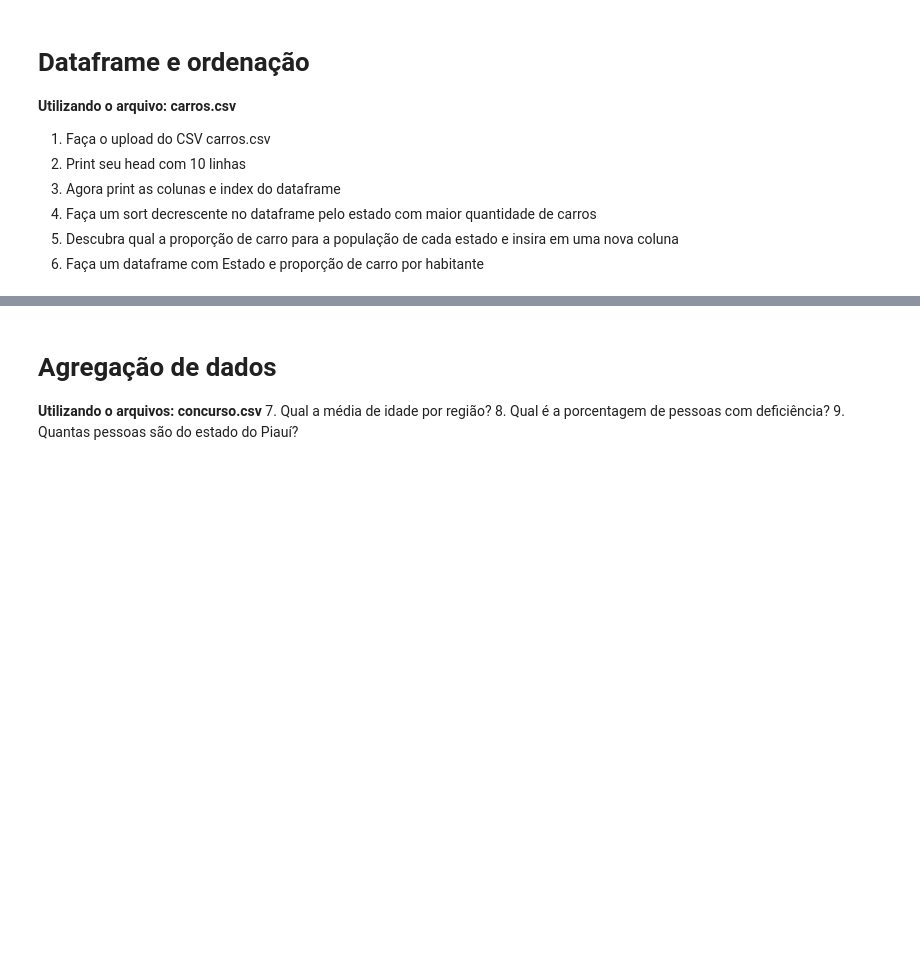
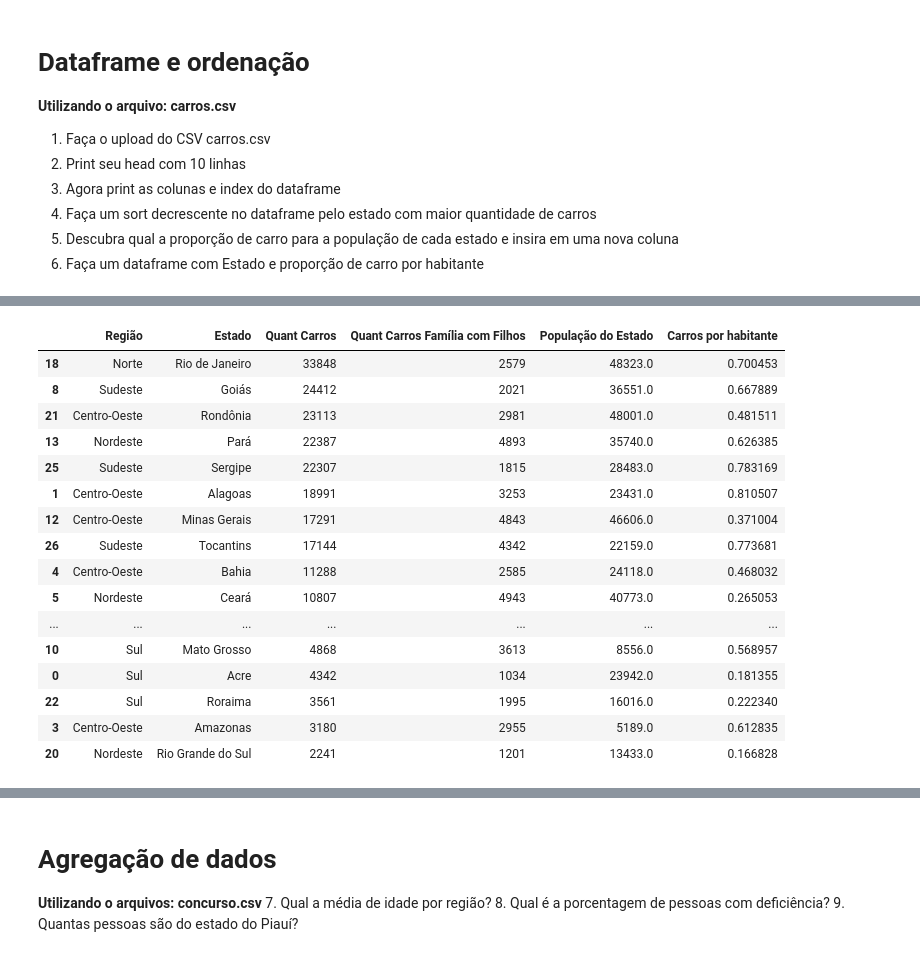
Before and after one commit to dsreliete/Womakerscode-DA-colabs, a Jupyter notebook: [Notebook]_Python_para_Dados_Pandas.ipynb, the cells around one changed output, grey strips where cells are left out. Saved outputs shown, nothing was run; the diff lists cells and outputs as text; code cells hidden in the pictures; blank space fills up the shorter version.

```diff
--- a/[Notebook]_Python_para_Dados_Pandas.ipynb
+++ b/[Notebook]_Python_para_Dados_Pandas.ipynb
@@ -15,0 +73,20 @@ import pandas as pd
+# %%
+df_csv.sort_values(['Quant Carros'], ascending=False) #4
+# %% [output]
+|  | Região | Estado | Quant Carros | Quant Carros Família com Filhos | População do Estado | Carros por habitante |
+| 18 | Norte | Rio de Janeiro | 33848 | 2579 | 48323.0 | 0.700453 |
+| 8 | Sudeste | Goiás | 24412 | 2021 | 36551.0 | 0.667889 |
+| 21 | Centro-Oeste | Rondônia | 23113 | 2981 | 48001.0 | 0.481511 |
+| 13 | Nordeste | Pará | 22387 | 4893 | 35740.0 | 0.626385 |
+| 25 | Sudeste | Sergipe | 22307 | 1815 | 28483.0 | 0.783169 |
+| 1 | Centro-Oeste | Alagoas | 18991 | 3253 | 23431.0 | 0.810507 |
+| 12 | Centro-Oeste | Minas Gerais | 17291 | 4843 | 46606.0 | 0.371004 |
+| 26 | Sudeste | Tocantins | 17144 | 4342 | 22159.0 | 0.773681 |
+| 4 | Centro-Oeste | Bahia | 11288 | 2585 | 24118.0 | 0.468032 |
+| 5 | Nordeste | Ceará | 10807 | 4943 | 40773.0 | 0.265053 |
+| ... | ... | ... | ... | ... | ... | ... |
+| 10 | Sul | Mato Grosso | 4868 | 3613 | 8556.0 | 0.568957 |
+| 0 | Sul | Acre | 4342 | 1034 | 23942.0 | 0.181355 |
+| 22 | Sul | Roraima | 3561 | 1995 | 16016.0 | 0.222340 |
+| 3 | Centro-Oeste | Amazonas | 3180 | 2955 | 5189.0 | 0.612835 |
+| 20 | Nordeste | Rio Grande do Sul | 2241 | 1201 | 13433.0 | 0.166828 |
```
Also changed, not shown: parts of 16 cells of this notebook.
